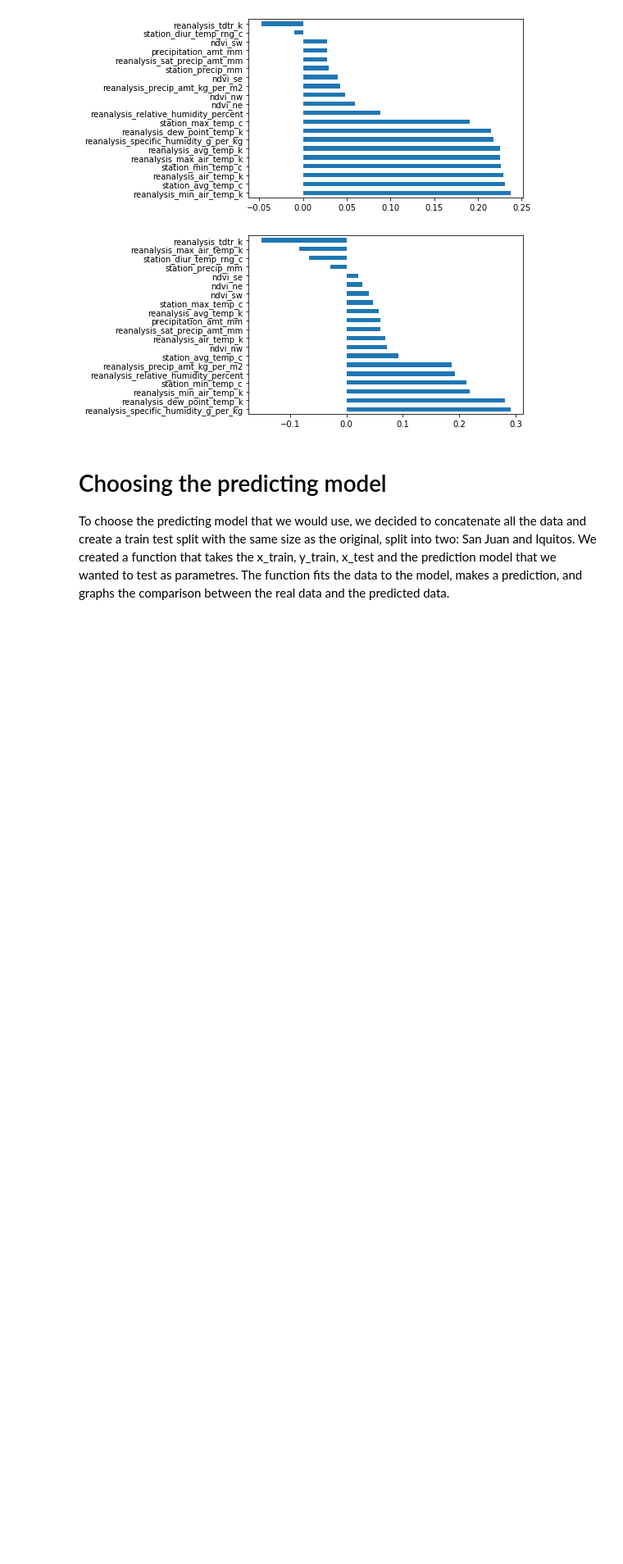
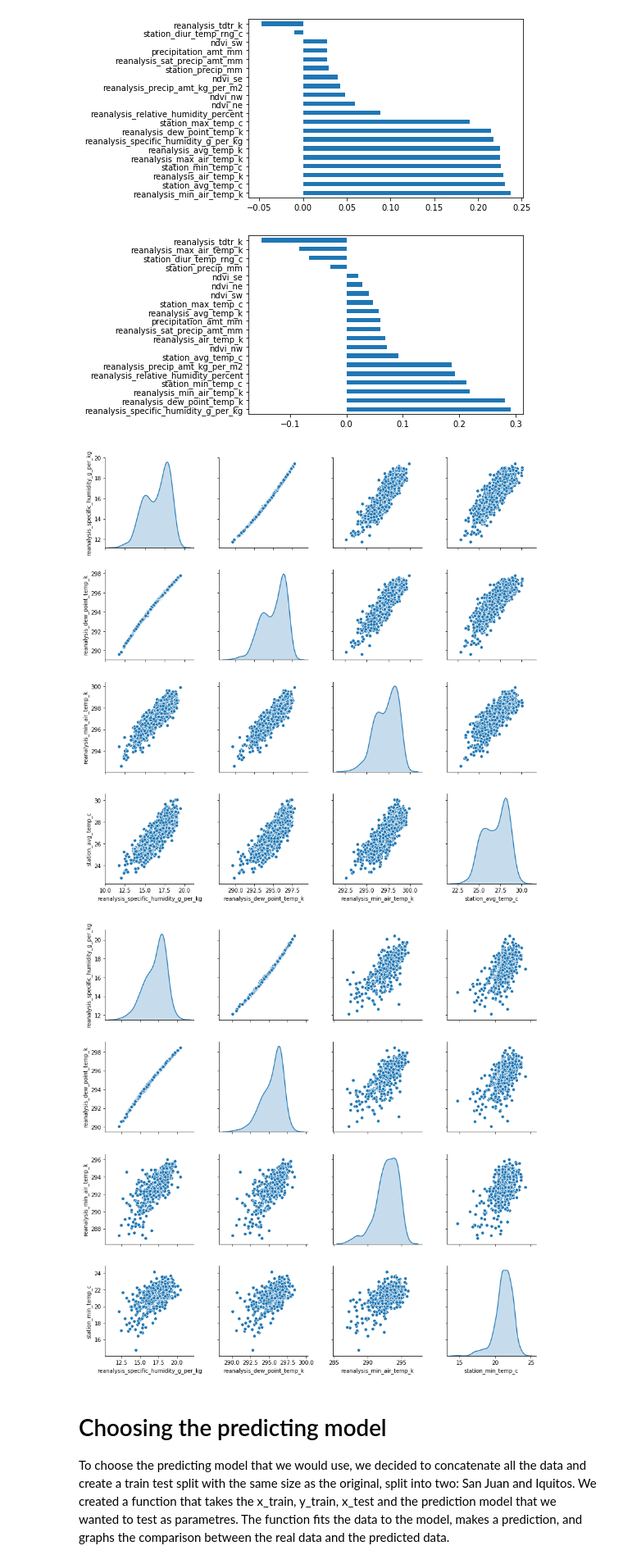
Before and after one commit to walde363/DengIAcompetition, a Jupyter notebook: DengAI_AR_WR_MS.ipynb, the cells around one changed output. Shown at 82% size. Saved outputs shown, nothing was run; the diff lists cells and outputs as text; code cells hidden in the pictures; blank space fills up the shorter version.

```diff
--- a/DengAI_AR_WR_MS.ipynb
+++ b/DengAI_AR_WR_MS.ipynb
@@ -337,18 +337,21 @@ iq_columns = ['reanalysis_specific_humidity_g_per_kg',
                  'reanalysis_min_air_temp_k',
                  'station_min_temp_c']
 # %%
-# sj_pair = df_train_sj
-# iq_pair = df_train_iq
+sj_pair = df_train_sj
+iq_pair = df_train_iq
 
-# sj_pair.index = pd.to_datetime(sj_pair['week_start_date'])
-# iq_pair.index = pd.to_datetime(iq_pair['week_start_date'])
+sj_pair.index = pd.to_datetime(sj_pair['week_start_date'])
+iq_pair.index = pd.to_datetime(iq_pair['week_start_date'])
 
-# sj_pair = sj_pair[sj_columns]
-# iq_pair = iq_pair[iq_columns]
+sj_pair = sj_pair[sj_columns]
+iq_pair = iq_pair[iq_columns]
 
-# sns.pairplot(sj_pair, height = 3, kind='scatter', diag_kind='kde')
-# sns.pairplot(iq_pair, height = 3, kind='scatter', diag_kind='kde')
-# plt.show()
+sns.pairplot(sj_pair, height = 3, kind='scatter', diag_kind='kde')
+sns.pairplot(iq_pair, height = 3, kind='scatter', diag_kind='kde')
+plt.show()
+# %% [output]
+[figure, added]
+[figure, added]
 # %% [markdown]
 <h1>Choosing the predicting model</h1>
 <p>To choose the predicting model that we would use, we decided to concatenate all the data and create a train test split with
```
Also changed, not shown: parts of 17 cells of this notebook.
